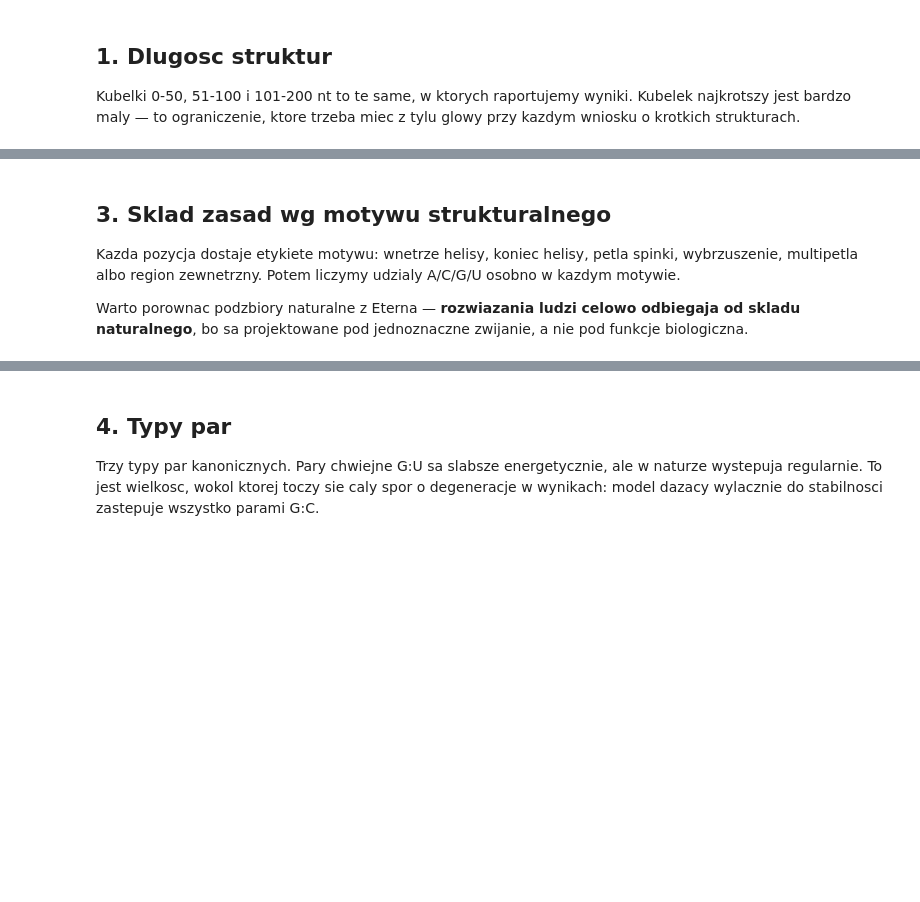
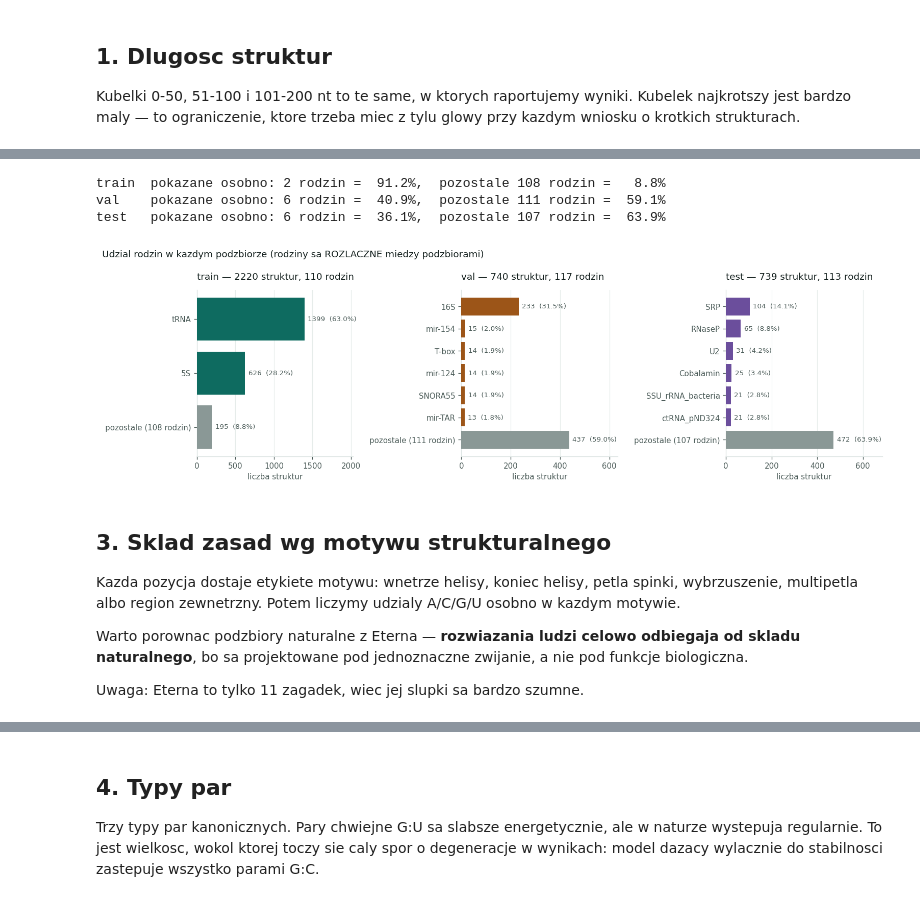
Before and after one commit to nikakoga/RNA-inverse-folding, a Jupyter notebook: notebooks/01_dane.ipynb, the cells around one changed output, grey strips where cells are left out. Saved outputs shown, nothing was run; the diff lists cells and outputs as text; code cells hidden in the pictures; blank space fills up the shorter version.

```diff
--- a/notebooks/01_dane.ipynb
+++ b/notebooks/01_dane.ipynb
@@ -126,20 +137,49 @@ miedzy zbiory, co zniweczyloby caly sens tego podzialu.
 # %%
-fig, axs = plt.subplots(1, 3, figsize=(13, 3.8))
+fig, axs = plt.subplots(1, 3, figsize=(13, 4.0))
+PROG = 0.01          # rodziny ponizej 1% zbioru trafiaja do slupka zbiorczego
+
 for ax, z, kol in zip(axs, ZBIORY, (C1, C2, C3)):
-    vc = czesci[z].family.value_counts().head(6)[::-1]
-    ax.barh(range(len(vc)), vc.values, color=kol, zorder=3)
-    for i, v in enumerate(vc.values):
-        ax.text(v + max(vc.values) * 0.03, i, f"{v / len(czesci[z]) * 100:.0f}%",
+    d = czesci[z]
+    vc = d.family.value_counts()
+    duze = vc[vc / len(d) >= PROG].head(6)          # tylko rodziny o wyraznym udziale
+    reszta = len(d) - duze.sum()
+    n_reszta = d.family.nunique() - len(duze)
+
+    etykiety = [f"pozostale ({n_reszta} rodzin)"] + list(duze.index)[::-1]
+    wartosci = [reszta] + list(duze.values)[::-1]
+    kolory = [C4] + [kol] * len(duze)
+
+    ax.barh(range(len(wartosci)), wartosci, color=kolory, zorder=3)
+    procenty = [v / len(d) * 100 for v in wartosci]
+    procenty_rounded = [round(p, 1) for p in procenty]
+    # Skompensuj największą wartość aby suma była dokładnie 100%
+    idx_max = procenty.index(max(procenty))
+    procenty_rounded[idx_max] += 100.0 - sum(procenty_rounded)
+    for i, (v, p) in enumerate(zip(wartosci, procenty_rounded)):
+        ax.text(v + max(wartosci) * 0.03, i, f"{v}  ({p:.1f}%)",
                 va="center", fontsize=8, color=INK2)
-    ax.set_yticks(range(len(vc)))
-    ax.set_yticklabels(vc.index, fontsize=8)
-    ax.set_xlim(0, vc.values.max() * 1.28)
-    styl(ax, f"{z} — {czesci[z].family.nunique()} rodzin", "", "liczba struktur")
+    ax.set_yticks(range(len(etykiety)))
+    ax.set_yticklabels(etykiety, fontsize=8)
+    ax.set_xlim(0, max(wartosci) * 1.45)
+    styl(ax, f"{z} — {len(d)} struktur, {d.family.nunique()} rodzin", "", "liczba struktur")
     ax.grid(axis="y", visible=False)
     ax.grid(axis="x", color=SIATKA, lw=0.7, alpha=0.7)
-fig.suptitle("Szesc najwiekszych rodzin w kazdym podzbiorze (rodziny sa ROZLACZNE)",
+fig.suptitle("Udzial rodzin w kazdym podzbiorze (rodziny sa ROZLACZNE miedzy podzbiorami)",
              color=INK, fontsize=11, x=0.008, ha="left")
 fig.tight_layout()
+
+for z in ZBIORY:
+    d = czesci[z]
+    vc = d.family.value_counts()
+    duze = vc[vc / len(d) >= 0.01].head(6)
+    print(f"{z:6} pokazane osobno: {len(duze)} rodzin = {duze.sum() / len(d) * 100:5.1f}%,  "
+          f"pozostale {d.family.nunique() - len(duze)} rodzin = "
+          f"{(len(d) - duze.sum()) / len(d) * 100:5.1f}%")
+# %% [output]
+train  pokazane osobno: 2 rodzin =  91.2%,  pozostale 108 rodzin =   8.8%
+val    pokazane osobno: 6 rodzin =  40.9%,  pozostale 111 rodzin =  59.1%
+test   pokazane osobno: 6 rodzin =  36.1%,  pozostale 107 rodzin =  63.9%
+[figure, added]
 # %% [markdown]
 ## 3. Sklad zasad wg motywu strukturalnego
 
@@ -148,4 +188,6 @@ multipetla albo region zewnetrzny. Potem liczymy udzialy A/C/G/U osobno w kazdym
 
 Warto porownac podzbiory naturalne z Eterna — **rozwiazania ludzi celowo odbiegaja od skladu
 naturalnego**, bo sa projektowane pod jednoznaczne zwijanie, a nie pod funkcje biologiczna.
+
+Uwaga: Eterna to tylko 11 zagadek, wiec jej slupki sa bardzo szumne.
 # %%
```
Also changed, not shown: parts of 6 cells of this notebook, 36 other files.
